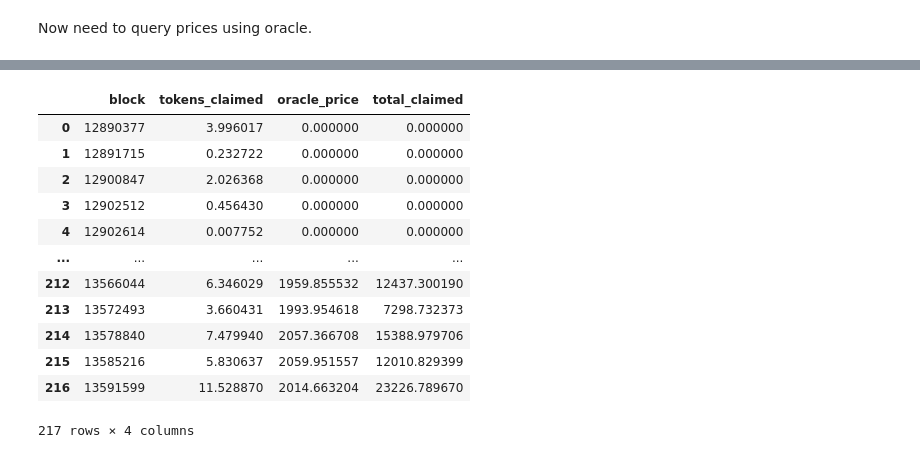
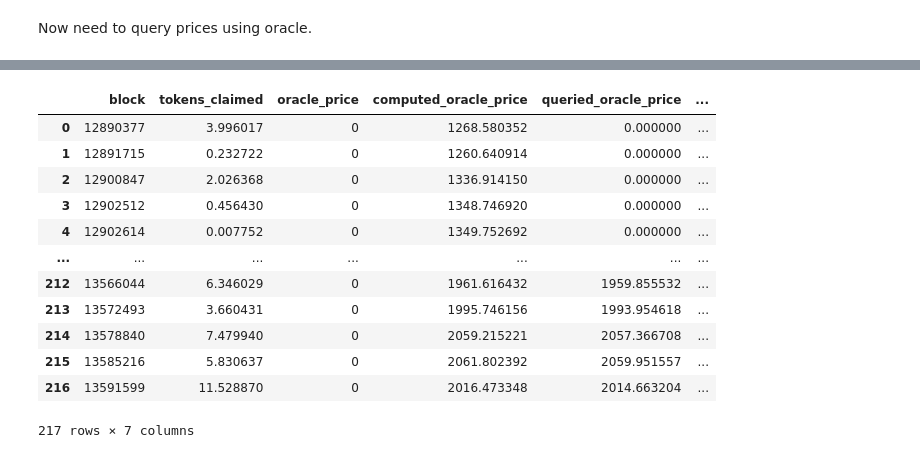
Before and after one commit to bout3fiddy/on-chain-analytics, a Jupyter notebook: notebooks/curve-analysis/curve-pools/pool_revenue/tricrypto/get_tricrypto_fees_from_claim_events.ipynb, the cells around one changed output, grey strips where cells are left out. Drawn from its saved outputs; the diff is of its cells as text; code cells hidden in the pictures.

```diff
--- a/notebooks/curve-analysis/curve-pools/pool_revenue/tricrypto/get_tricrypto_fees_from_claim_events.ipynb
+++ b/notebooks/curve-analysis/curve-pools/pool_revenue/tricrypto/get_tricrypto_fees_from_claim_events.ipynb
@@ -150,12 +136,0 @@ tricrypto2_lp_token_price_contract
-# %%
-df_admin_fee_claims['oracle_price'] = 0
-for idx, row in df_admin_fee_claims.iterrows():
-    df_admin_fee_claims.loc[idx, 'oracle_price'] = 0
-    try:
-        oracle_price = (
-            tricrypto2_lp_token_price_contract.lp_price(block_identifier=int(row.block))
-        )
-        df_admin_fee_claims.loc[idx, 'oracle_price'] = oracle_price * 1e-18
-    except:
-        continue
-df_admin_fee_claims
@@ -175,0 +137,21 @@ df_admin_fee_claims
+# %%
+df_admin_fee_claims['oracle_price'] = 0
+for idx, row in df_admin_fee_claims.iterrows():
+    df_admin_fee_claims.loc[idx, 'computed_oracle_price'] = 0
+    df_admin_fee_claims.loc[idx, 'queried_oracle_price'] = 0
+
+    virtual_price = contract.functions.get_virtual_price().call(block_identifier=int(row.block)) * 1e-18
+    oracle_price_btc = contract.functions.price_oracle(0).call(block_identifier=int(row.block)) * 1e-18
+    oracle_price_eth = contract.functions.price_oracle(1).call(block_identifier=int(row.block)) * 1e-18
+
+    # from contract: 0xE8b2989276E2Ca8FDEA2268E3551b2b4B2418950
+    computed_lp_oracle_price = 3 * virtual_price * (oracle_price_btc * oracle_price_eth)**(1./3)
+    try:
+        queried_lp_oracle_price = oracle.functions.lp_price().call(block_identifier=int(row.block)) * 1e-18
+    except Exception as err:  # contract did not exist and will return a BadFunctionCallOutput
+        queried_lp_oracle_price = 0
+
+    df_admin_fee_claims.loc[idx, 'computed_oracle_price'] = computed_lp_oracle_price
+    df_admin_fee_claims.loc[idx, 'queried_oracle_price'] = queried_lp_oracle_price
+
+df_admin_fee_claims
@@ -176,17 +172,22 @@ df_admin_fee_claims
 # %%
-df_admin_fee_claims['total_claimed'] = df_admin_fee_claims.tokens_claimed * df_admin_fee_claims.oracle_price
+df_admin_fee_claims['total_claimed_computed'] = (
+        df_admin_fee_claims.tokens_claimed * df_admin_fee_claims.computed_oracle_price
+)
+df_admin_fee_claims['total_claimed_queried'] = (
+        df_admin_fee_claims.tokens_claimed * df_admin_fee_claims.queried_oracle_price
+)
 df_admin_fee_claims
 # %% [output]
-|  | block | tokens_claimed | oracle_price | total_claimed |
-| 0 | 12890377 | 3.996017 | 0.000000 | 0.000000 |
-| 1 | 12891715 | 0.232722 | 0.000000 | 0.000000 |
-| 2 | 12900847 | 2.026368 | 0.000000 | 0.000000 |
-| 3 | 12902512 | 0.456430 | 0.000000 | 0.000000 |
-| 4 | 12902614 | 0.007752 | 0.000000 | 0.000000 |
-| ... | ... | ... | ... | ... |
-| 212 | 13566044 | 6.346029 | 1959.855532 | 12437.300190 |
-| 213 | 13572493 | 3.660431 | 1993.954618 | 7298.732373 |
-| 214 | 13578840 | 7.479940 | 2057.366708 | 15388.979706 |
-| 215 | 13585216 | 5.830637 | 2059.951557 | 12010.829399 |
-| 216 | 13591599 | 11.528870 | 2014.663204 | 23226.789670 |
+|  | block | tokens_claimed | oracle_price | computed_oracle_price | queried_oracle_price | ... |
+| 0 | 12890377 | 3.996017 | 0 | 1268.580352 | 0.000000 | ... |
+| 1 | 12891715 | 0.232722 | 0 | 1260.640914 | 0.000000 | ... |
+| 2 | 12900847 | 2.026368 | 0 | 1336.914150 | 0.000000 | ... |
+| 3 | 12902512 | 0.456430 | 0 | 1348.746920 | 0.000000 | ... |
+| 4 | 12902614 | 0.007752 | 0 | 1349.752692 | 0.000000 | ... |
+| ... | ... | ... | ... | ... | ... | ... |
+| 212 | 13566044 | 6.346029 | 0 | 1961.616432 | 1959.855532 | ... |
+| 213 | 13572493 | 3.660431 | 0 | 1995.746156 | 1993.954618 | ... |
+| 214 | 13578840 | 7.479940 | 0 | 2059.215221 | 2057.366708 | ... |
+| 215 | 13585216 | 5.830637 | 0 | 2061.802392 | 2059.951557 | ... |
+| 216 | 13591599 | 11.528870 | 0 | 2016.473348 | 2014.663204 | ... |
-217 rows × 4 columns
+217 rows × 7 columns
```
Also changed, not shown: parts of 17 cells of this notebook, 3 other files.
